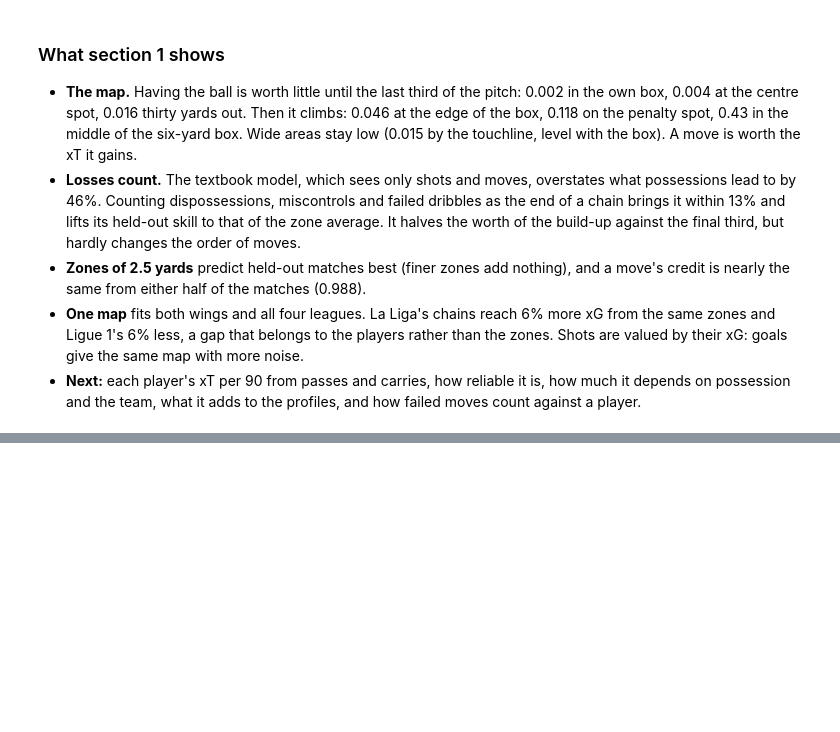
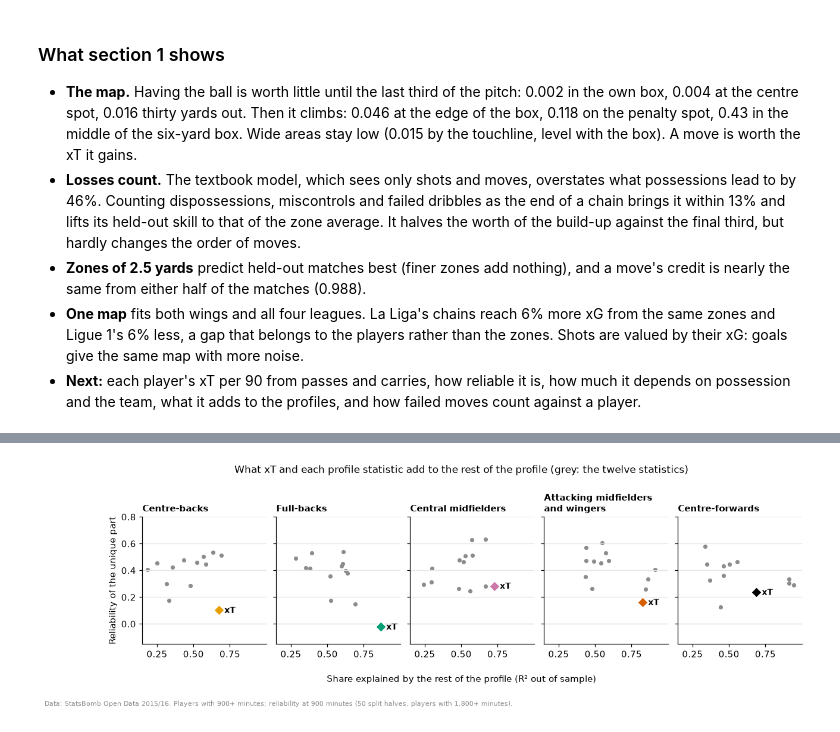
Before and after one commit to Fabiohhp/football-scouting, a Jupyter notebook: notebooks/03_possession_value.ipynb, the cells around one changed output, grey strips where cells are left out. Cells and saved outputs as stored; diff of their text form; code cells hidden in the pictures; blank space fills up the shorter version.

```diff
--- a/notebooks/03_possession_value.ipynb
+++ b/notebooks/03_possession_value.ipynb
@@ -557,0 +1340,34 @@ xT at a few spots (StatsBomb coordinates, yards)
+# %%
+fig, axes = plt.subplots(1, len(OUTFIELD), figsize=(13, 3.6), sharex=True, sharey=True)
+for ax, g in zip(axes, OUTFIELD, strict=True):
+    d = unique[unique.group == g].set_index("statistic")
+    stats = d.drop(index="xt")
+    ax.scatter(
+        stats["Explained by the rest"], stats["Unique part's reliability"], s=22, color=GREY, lw=0
+    )
+    ax.scatter(
+        d.loc["xt", "Explained by the rest"], d.loc["xt", "Unique part's reliability"], s=70,
+        marker="D", color=GROUP_COLORS[g], edgecolor="white", lw=1.2, zorder=3,
+    )  # fmt: skip
+    ax.annotate(
+        "xT", (d.loc["xt", "Explained by the rest"], d.loc["xt", "Unique part's reliability"]),
+        xytext=(6, -3), textcoords="offset points", fontsize=9, fontweight="bold",
+    )  # fmt: skip
+    ax.axhline(0, color="#BBBBBB", lw=0.8, zorder=0)
+    ax.set_title(GROUP_NAMES[g].replace(" and ", "\nand "), fontsize=10)
+    ax.set_xticks([0.25, 0.5, 0.75])
+axes[0].set(xlim=(0.15, 1.0), ylim=(-0.15, 0.8), ylabel="Reliability of the unique part")
+fig.supxlabel("Share explained by the rest of the profile (R² out of sample)", fontsize=10, y=0.05)
+fig.suptitle(
+    "What xT and each profile statistic add to the rest of the profile (grey: the twelve "
+    "statistics)", fontsize=11,
+)  # fmt: skip
+fig.subplots_adjust(bottom=0.22, top=0.76, wspace=0.08)
+credit(
+    fig,
+    "Data: StatsBomb Open Data 2015/16. Players with 900+ minutes; reliability at 900 minutes "
+    "(50 split halves, players with 1,800+ minutes).",
+)
+plt.show()
+# %% [output]
+[figure, added]
```
Also changed, not shown: parts of 25 cells of this notebook, 9 other files.
